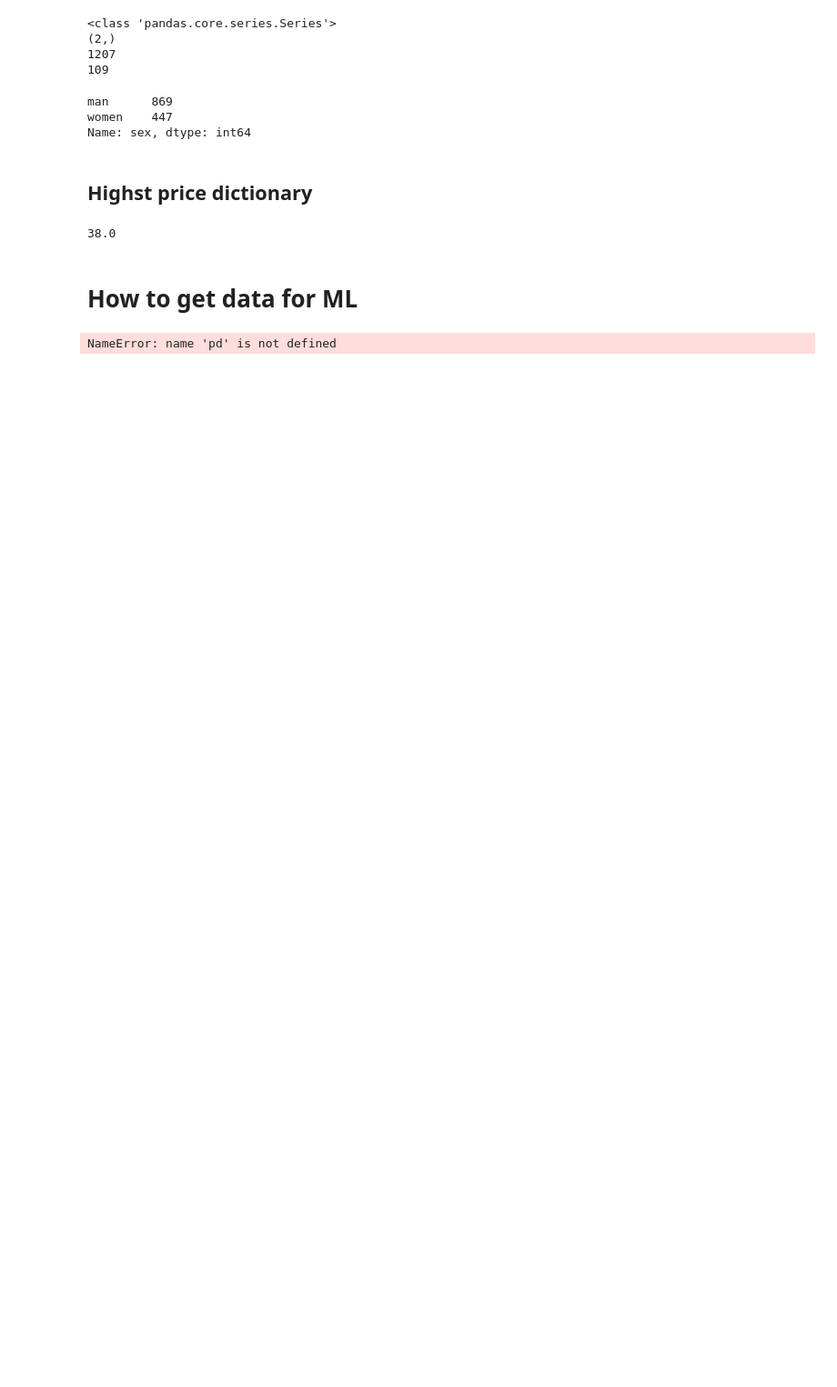
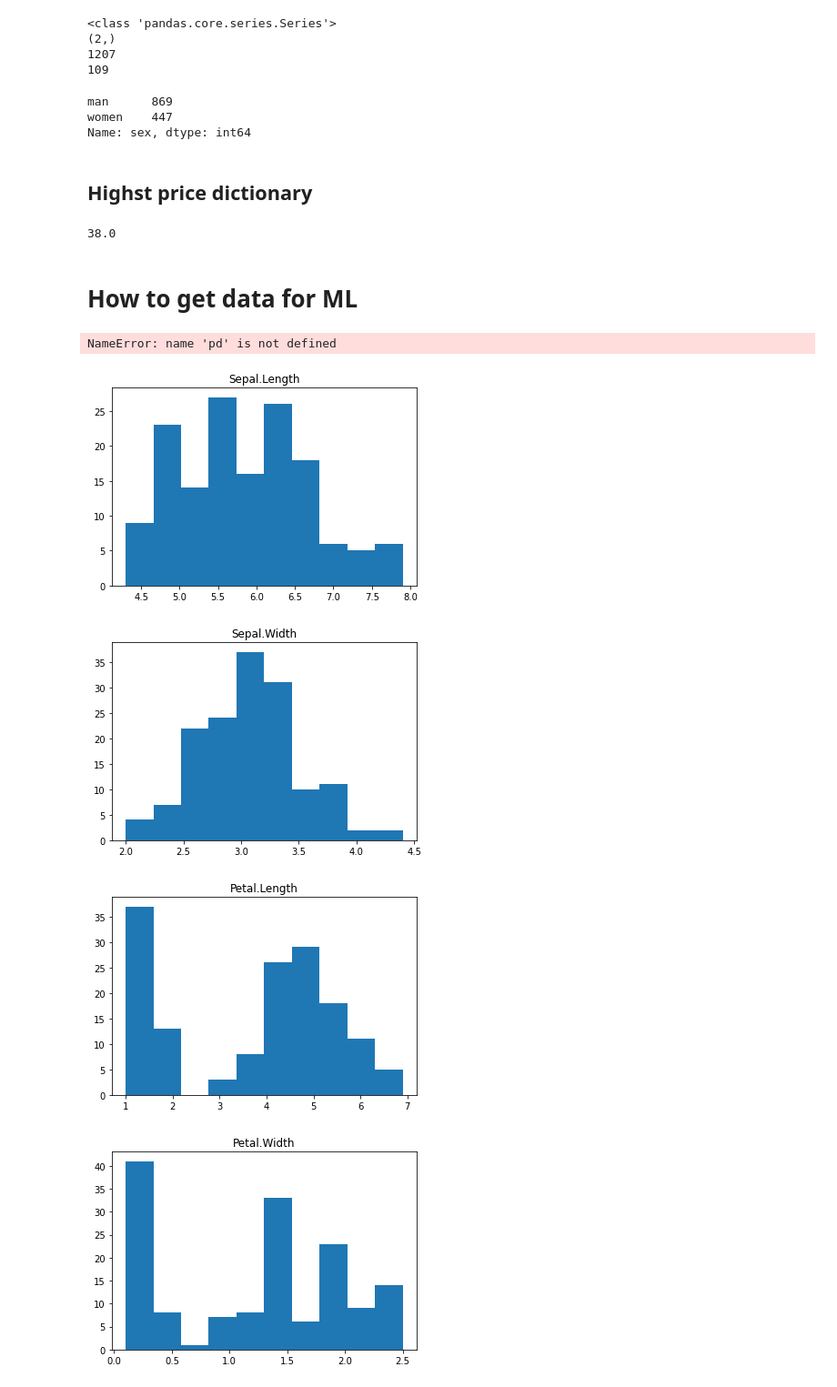
Before and after one commit to VelasquezAlejandro044/python-exercises, a Jupyter notebook: a_function_a_day.ipynb, the cells around one changed output. Shown: that part at 91% size. Saved outputs shown, nothing was run; the diff lists cells and outputs as text; code cells hidden in the pictures; blank space fills up the shorter version.

```diff
--- a/a_function_a_day.ipynb
+++ b/a_function_a_day.ipynb
@@ -235,3 +235,19 @@ def google_sheet_data(url):
     csv_export_url = sheet_url.replace('/edit#gid=', '/export?format=csv&gid=')
     df_googlesheet = pd.read_csv(csv_export_url)
     return df_googlesheet.head()
+# %%
+
+#15 Nov 2020
+# how to chek the numeric distribution of all the numeric values in a data frame
+df = data('iris')
+
+num_cols = df.columns[[df[col].dtype == 'float64' for col in df.columns]]
+for col in num_cols:
+    plt.hist(df[col])
+    plt.title(col)
+    plt.show()
+# %% [output]
+[figure, added]
+[figure, added]
+[figure, added]
+[figure, added]
```
Also changed, not shown: parts of 1 cell of this notebook.
